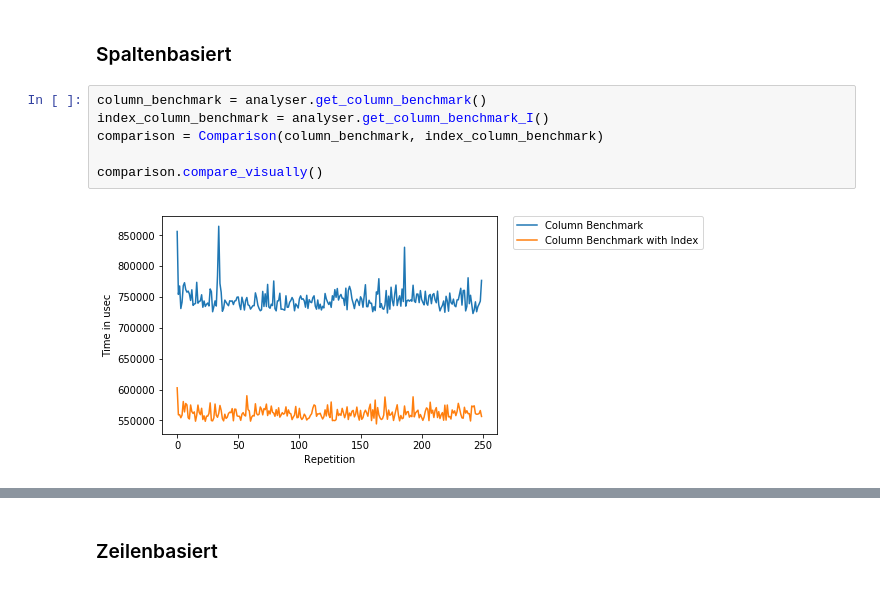
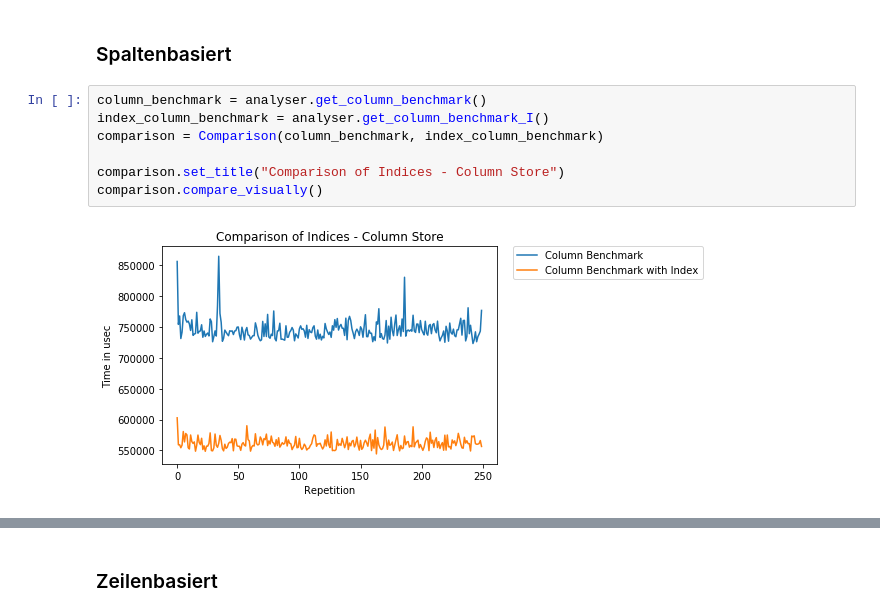
Before and after one commit to Osslack/HANA_SSBM, a Jupyter notebook: src/analyser/Analysis-SSBM-HANA.ipynb, the cells around one changed output, grey strips where cells are left out. Cells and saved outputs as stored; diff of their text form.

```diff
--- a/src/analyser/Analysis-SSBM-HANA.ipynb
+++ b/src/analyser/Analysis-SSBM-HANA.ipynb
@@ -236,8 +514,9 @@ comparison.compare()
 # %%
 column_benchmark = analyser.get_column_benchmark()
 index_column_benchmark = analyser.get_column_benchmark_I()
 comparison = Comparison(column_benchmark, index_column_benchmark)
 
+comparison.set_title("Comparison of Indices - Column Store")
 comparison.compare_visually()
 # %% [output]
-[figure, old version]
+[figure, new version]
```
Also changed, not shown: parts of 65 cells of this notebook, 2 other files.
